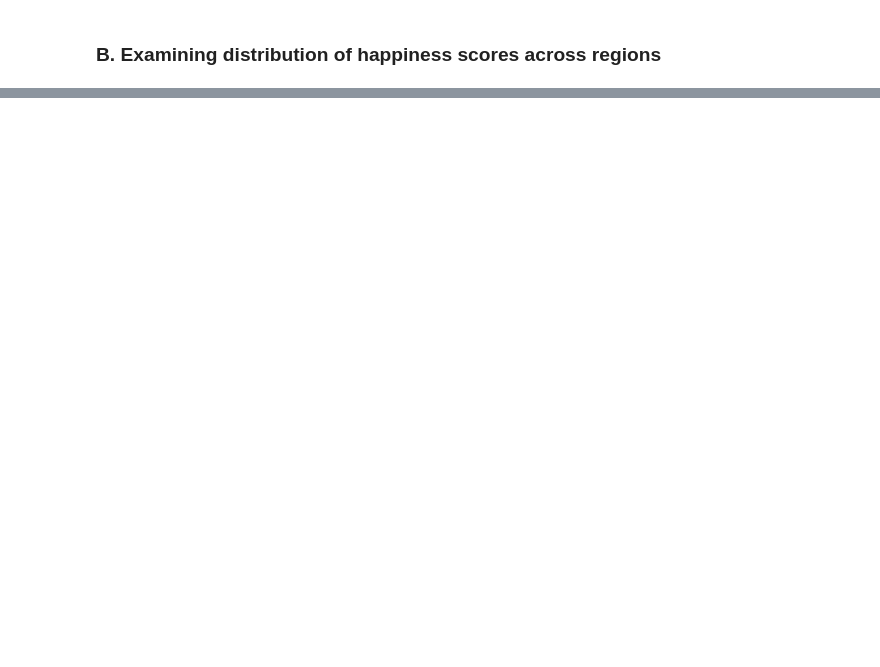
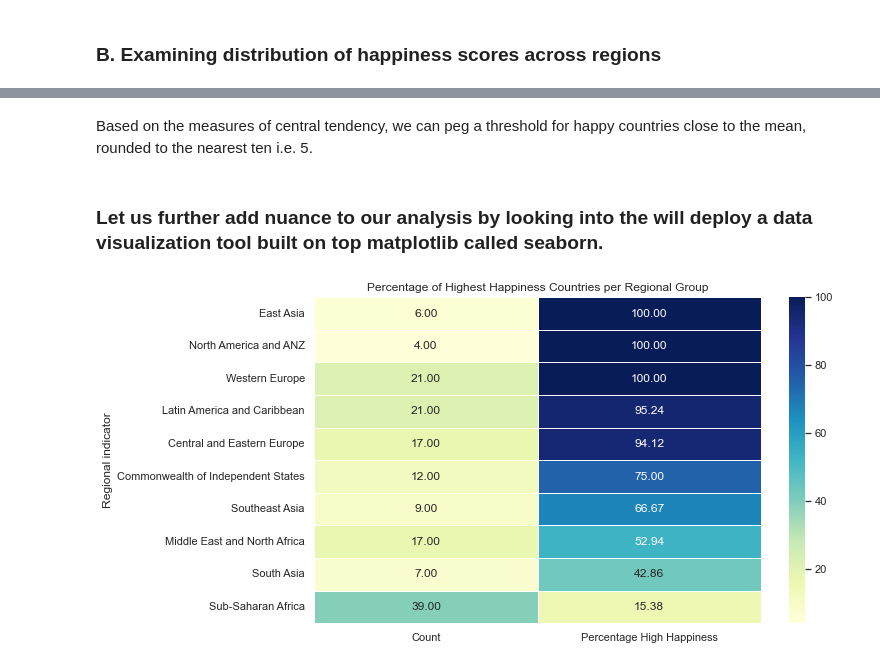
Before and after one commit to anikaarevalo/Happiness_and_world_economy_2021, a Jupyter notebook: Happiness_and_GDP_2021.ipynb, the cells around one changed output, grey strips where cells are left out. Drawn from its saved outputs; the diff is of its cells as text; code cells hidden in the pictures; blank space fills up the shorter version.

```diff
--- a/Happiness_and_GDP_2021.ipynb
+++ b/Happiness_and_GDP_2021.ipynb
@@ -468,0 +438,28 @@ plt.show()
+# %% [markdown]
+Based on the measures of central tendency, we can peg a threshold for happy countries close to the mean, rounded to the nearest ten i.e. 5.
+# %% [markdown]
+### Let us further add nuance to our analysis by looking into the will deploy a data visualization tool built on top matplotlib called seaborn.
+# %%
+import seaborn as sns
+
+# Assuming 'new_happiness_2021' is your DataFrame
+# You may need to replace 'Happiness ranking' with the actual column name representing the happiness ranking
+
+threshold = 5
+
+# Group by 'Regional indicator' and calculate count and percentage of countries with ranking >= threshold
+grouped_data = new_happiness_2021.groupby('Regional indicator')['Happiness ranking'].agg(['count', lambda x: (x >= threshold).mean() * 100])
+
+# Rename the columns for clarity
+grouped_data.columns = ['Count', 'Percentage High Happiness']
+
+# Sort the DataFrame by 'Percentage High Happiness' in descending order
+grouped_data = grouped_data.sort_values(by='Percentage High Happiness', ascending=False)
+
+# Create a heatmap using Seaborn
+plt.figure(figsize=(10, 6))
+sns.heatmap(grouped_data, annot=True, fmt=".2f", cmap="YlGnBu", linewidths=.5)
+plt.title('Percentage of Highest Happiness Countries per Regional Group')
+plt.show()
+# %% [output]
+[figure, added]
```
Also changed, not shown: parts of 24 cells of this notebook.
